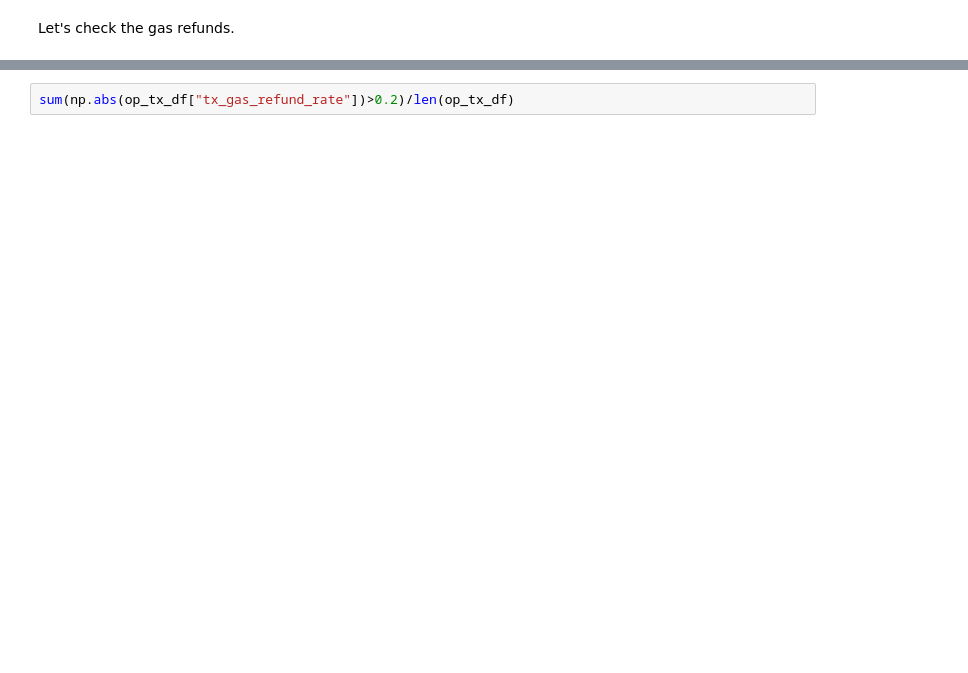
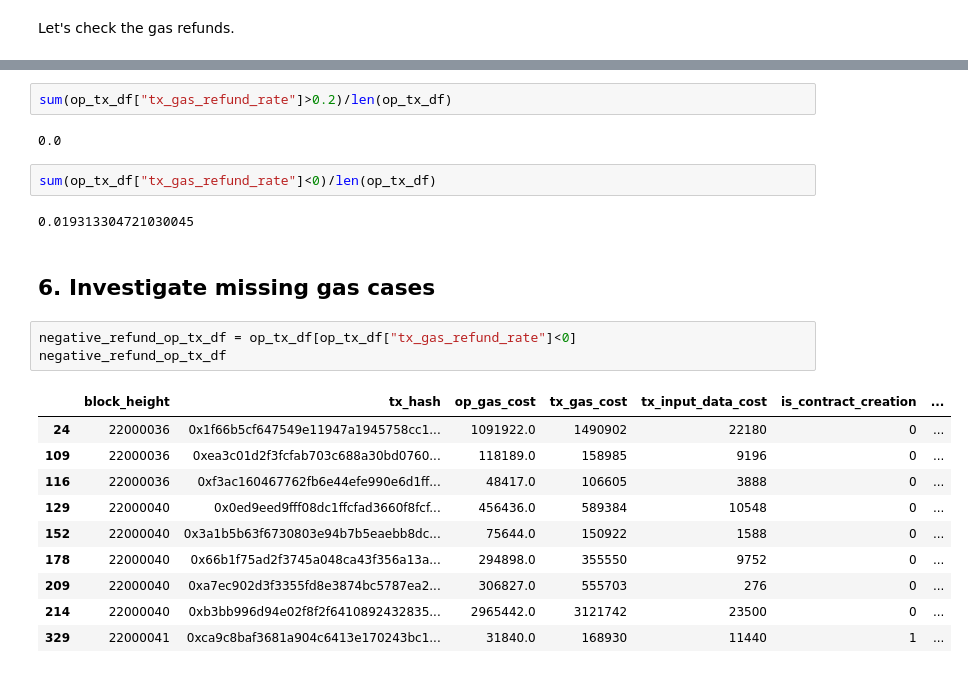
Before and after one commit to soispoke/evm-meter-analysis, a Jupyter notebook: notebooks/2.1-opcode-usage-analysis-v2.ipynb, the cells around one changed output, grey strips where cells are left out. Cells and saved outputs as stored; diff of their text form; blank space fills up the shorter version.

```diff
--- a/notebooks/2.1-opcode-usage-analysis-v2.ipynb
+++ b/notebooks/2.1-opcode-usage-analysis-v2.ipynb
@@ -251,2 +320,24 @@ plt.show()
 # %%
-sum(np.abs(op_tx_df["tx_gas_refund_rate"])>0.2)/len(op_tx_df)
+sum(op_tx_df["tx_gas_refund_rate"]>0.2)/len(op_tx_df)
+# %% [output]
+0.0
+# %%
+sum(op_tx_df["tx_gas_refund_rate"]<0)/len(op_tx_df)
+# %% [output]
+0.019313304721030045
+# %% [markdown]
+## 6. Investigate missing gas cases
+# %%
+negative_refund_op_tx_df = op_tx_df[op_tx_df["tx_gas_refund_rate"]<0]
+negative_refund_op_tx_df
+# %% [output]
+|  | block_height | tx_hash | op_gas_cost | tx_gas_cost | tx_input_data_cost | is_contract_creation | ... |
+| 24 | 22000036 | 0x1f66b5cf647549e11947a1945758cc1... | 1091922.0 | 1490902 | 22180 | 0 | ... |
+| 109 | 22000036 | 0xea3c01d2f3fcfab703c688a30bd0760... | 118189.0 | 158985 | 9196 | 0 | ... |
+| 116 | 22000036 | 0xf3ac160467762fb6e44efe990e6d1ff... | 48417.0 | 106605 | 3888 | 0 | ... |
+| 129 | 22000040 | 0x0ed9eed9fff08dc1ffcfad3660f8fcf... | 456436.0 | 589384 | 10548 | 0 | ... |
+| 152 | 22000040 | 0x3a1b5b63f6730803e94b7b5eaebb8dc... | 75644.0 | 150922 | 1588 | 0 | ... |
+| 178 | 22000040 | 0x66b1f75ad2f3745a048ca43f356a13a... | 294898.0 | 355550 | 9752 | 0 | ... |
+| 209 | 22000040 | 0xa7ec902d3f3355fd8e3874bc5787ea2... | 306827.0 | 555703 | 276 | 0 | ... |
+| 214 | 22000040 | 0xb3bb996d94e02f8f2f6410892432835... | 2965442.0 | 3121742 | 23500 | 0 | ... |
+| 329 | 22000041 | 0xca9c8baf3681a904c6413e170243bc1... | 31840.0 | 168930 | 11440 | 1 | ... |
```
Also changed, not shown: parts of 17 cells of this notebook.
